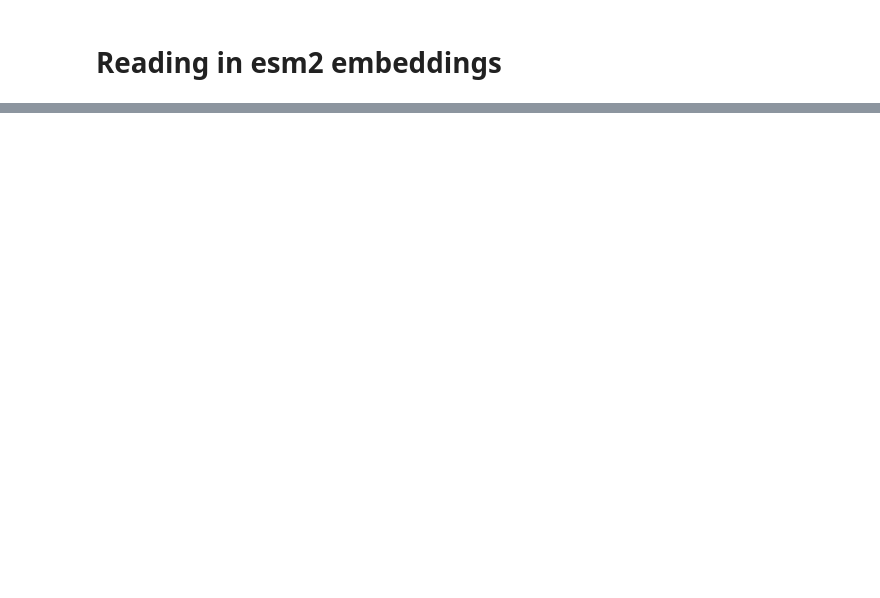
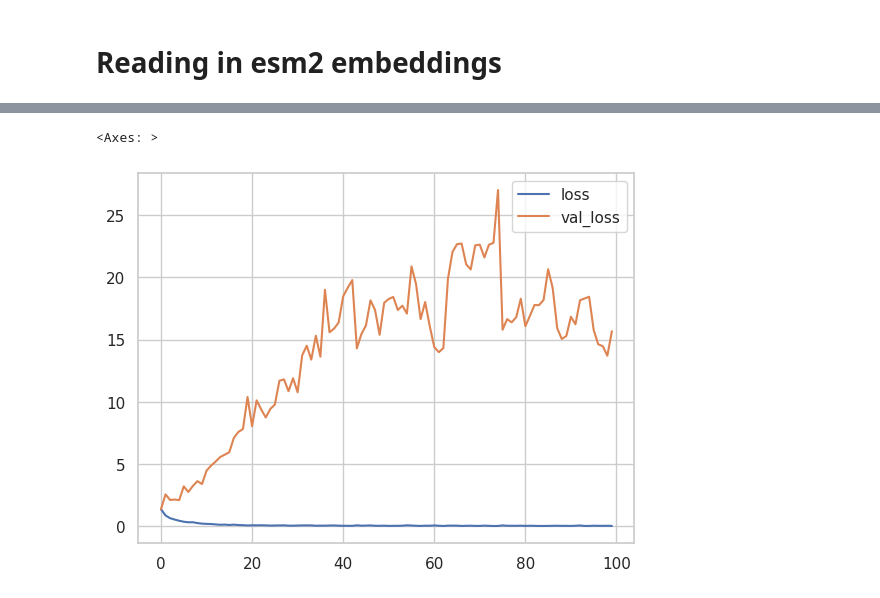
Before and after one commit to github4touchdouble/nnet-enzyme, a Jupyter notebook: tf_ann_esm2/keras_multiclassification.ipynb, the cells around one changed output, grey strips where cells are left out. Saved outputs shown, nothing was run; the diff lists cells and outputs as text; code cells hidden in the pictures; blank space fills up the shorter version.

Commit message:
Small changes in svm_ohe; Created first ANN using tf

```diff
--- a/tf_ann_esm2/keras_multiclassification.ipynb
+++ b/tf_ann_esm2/keras_multiclassification.ipynb
@@ -29,0 +110,10 @@ ml_df.head()
+# %%
+X_train, X_test, y_train, y_test = train_test_split(X, y, test_size=0.33, random_state=42)
+y_train_encoded = tf.keras.utils.to_categorical(y_train, num_classes=7)
+y_test_encoded = tf.keras.utils.to_categorical(y_test, num_classes=7)
+# %%
+scaler = MinMaxScaler()
+scaler.fit(X_train)
+x_train = scaler.transform(X_train)
+
+X_test = scaler.transform(X_test)
@@ -29,0 +122,29 @@ ml_df.head()
+# %%
+model = tf.keras.models.Sequential()
+model.add(tf.keras.layers.Dense(units=256, activation='relu', input_shape=(2560,)))
+model.add(tf.keras.layers.Dense(units=128, activation='relu'))
+model.add(tf.keras.layers.Dropout(0.5))  # Adding dropout for regularization
+model.add(tf.keras.layers.Dense(units=64, activation='relu'))
+model.add(tf.keras.layers.Dense(units=7, activation='softmax'))  # Using softmax for multi-class classification
+# model.add(
+#     tf.keras.layers.Dense(units=2560, activation="relu", input_shape=(2560,))
+# )
+#
+# model.add(
+#     tf.keras.layers.Dense(units=15, activation="relu")
+# )
+#
+# model.add(
+#     tf.keras.layers.Dense(units=7, activation='softmax') # da classification
+# )
+
+model.compile(loss='categorical_crossentropy', optimizer='adam')
+# %%
+model.fit(x=X_train, y=y_train_encoded, epochs=200, validation_data=(X_test, y_test_encoded))
+# %%
+model_loss = pd.DataFrame(model.history.history)
+
+model_loss.plot() # early stopping where plot diverges
+# %% [output]
+<Axes: >
+[figure, added]
```
Also changed, not shown: parts of 14 cells of this notebook, 1 other file.
